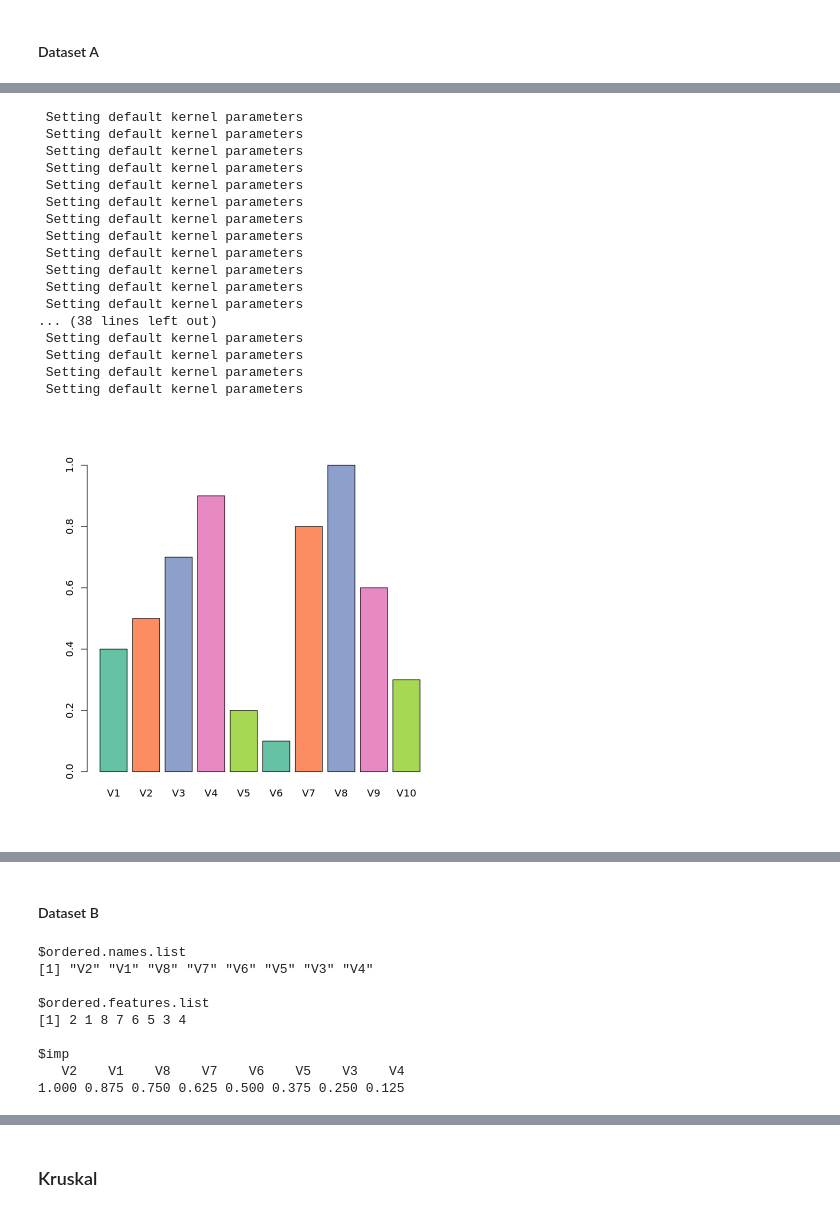
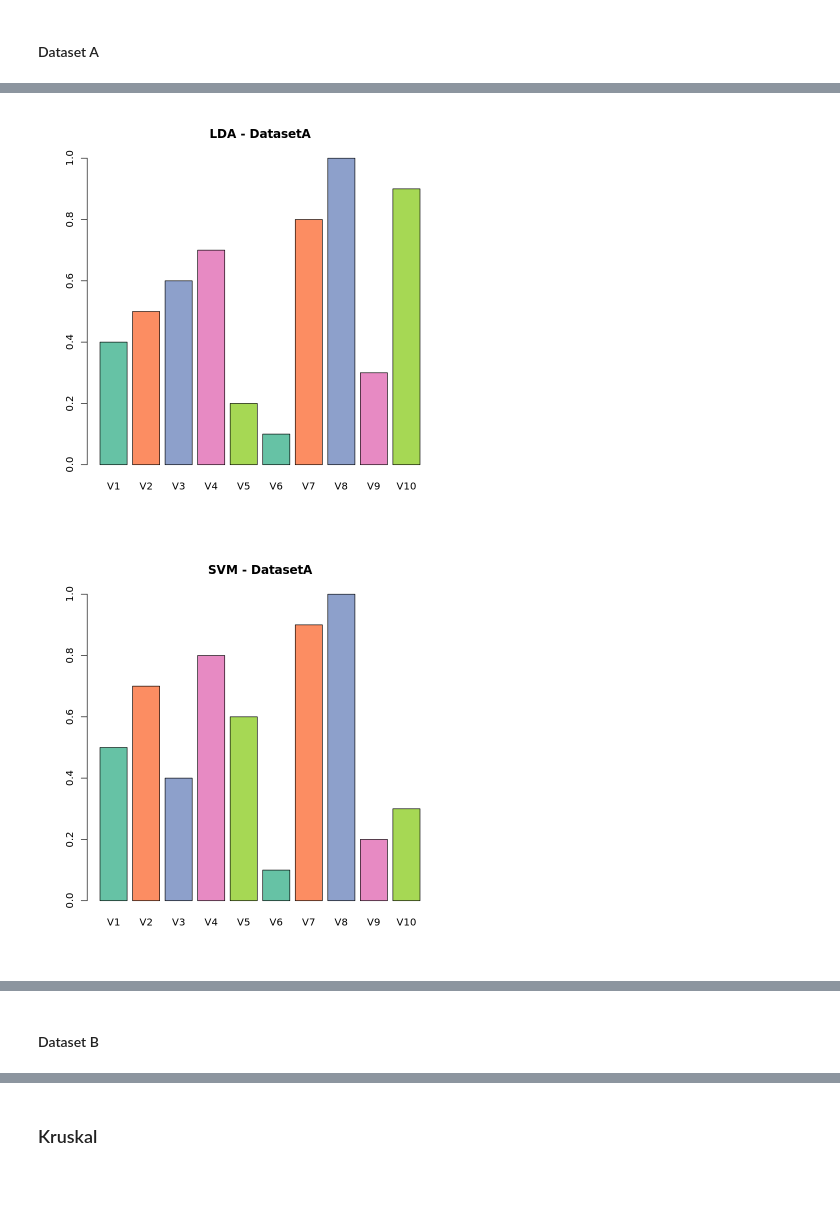
Before and after one commit to natimellino/mineria-de-datos, a Jupyter notebook: TP2.ipynb, the cells around one changed output, grey strips where cells are left out. Drawn from its saved outputs; the diff is of its cells as text; code cells hidden in the pictures; blank space fills up the shorter version.

```diff
--- a/TP2.ipynb
+++ b/TP2.ipynb
@@ -325,13 +325,13 @@ ordernar_nombres <- function(names, values){
     return(list(ordered.names=mixedsort(names), ordered.values=sorted.values))
 }
 # %%
-graficar_valores <- function(datos){
+# Funcion para graficar la importancia de las variables
+graficar_valores <- function(datos, titulo="Plot"){
     datos_ordenados <- ordernar_nombres(datos$ordered.names.list, unname(datos$imp))
     names <- datos_ordenados$ordered.names
     importance <- datos_ordenados$ordered.values
-    library(RColorBrewer)
     coul <- brewer.pal(5, "Set2")
-    barplot(height=importance, names=names, col=coul)
+    barplot(height=importance, names=names, col=coul, main=titulo)
 }
 # %%
 datosA.x = datosA[, -11]
@@ -343,6 +343,9 @@ datosB.y = datosB[, 9]
 # %% [markdown]
 #### Dataset A
 # %%
+# LDA
+datos.lda <- backward.ranking(datosA.x, datosA.y, method="lda.est")
+# SVM
+invisible(capture.output(datos.svm <- backward.ranking(datosA.x, datosA.y, method="svm.est")))
 # Random Forest
-datos <- backward.ranking(datosA.x, datosA.y, method="rf.est")
-graficar_valores(datos)
+datos.bw <- backward.ranking(datosA.x, datosA.y, method="rf.est")
@@ -351,4 +351,0 @@ graficar_valores(datos)
-# %%
-# LDA
-datos <- backward.ranking(datosA.x, datosA.y, method="lda.est")
-graficar_valores(datos)
@@ -357,23 +352,7 @@ graficar_valores(datos)
-# %%
-# SVM
-datos <- backward.ranking(datosA.x, datosA.y, method="svm.est")
-graficar_valores(datos)
-# %% [output]
- Setting default kernel parameters
- Setting default kernel parameters
- Setting default kernel parameters
- Setting default kernel parameters
- Setting default kernel parameters
- Setting default kernel parameters
- Setting default kernel parameters
- Setting default kernel parameters
- Setting default kernel parameters
- Setting default kernel parameters
- Setting default kernel parameters
- Setting default kernel parameters
-... (38 lines left out)
- Setting default kernel parameters
- Setting default kernel parameters
- Setting default kernel parameters
- Setting default kernel parameters
-[figure, removed]
+# %%
+graficar_valores(datos.lda, "LDA - DatasetA")
+graficar_valores(datos.svm, "SVM - DatasetA")
+graficar_valores(datos.bw, "RF - DatasetA")
+# %% [output]
+[figure, added]
+[figure, added]
@@ -380,15 +360,9 @@ graficar_valores(datos)
 # %% [markdown]
 #### Dataset B
 # %%
+# LDA
+datos_B.lda <- backward.ranking(datosB.x, datosB.y, method="lda.est")
+# SVM
+invisible(capture.output(datos_B.svm <- backward.ranking(datosB.x, datosB.y, method="svm.est")))
 # Random Forest
-backward.ranking(datosB.x, datosB.y, method="rf.est")
+datos_B.bw <- backward.ranking(datosB.x, datosB.y, method="rf.est")
-# %% [output]
-$ordered.names.list
-[1] "V2" "V1" "V8" "V7" "V6" "V5" "V3" "V4"
-
-$ordered.features.list
-[1] 2 1 8 7 6 5 3 4
-
-$imp
-   V2    V1    V8    V7    V6    V5    V3    V4
-1.000 0.875 0.750 0.625 0.500 0.375 0.250 0.125
```
Also changed, not shown: parts of 21 cells of this notebook.
